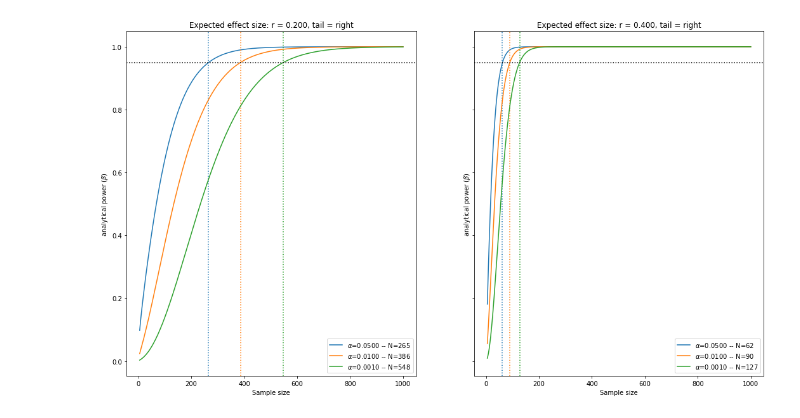
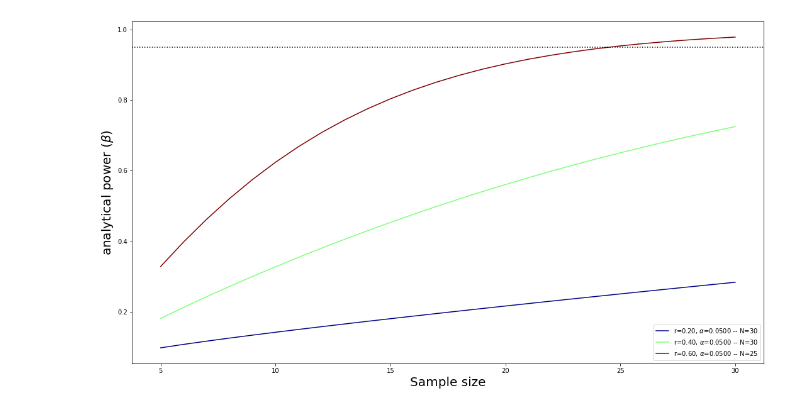
Before and after one commit to jcrdubois/CorrPower, a Jupyter notebook: Python/plot_pearson_analytical_power.ipynb, the cells around one changed output. Cells and saved outputs as stored; diff of their text form; code cells hidden in the pictures.

Commit message:
add option to plot several r on same plot

```diff
--- a/Python/plot_pearson_analytical_power.ipynb
+++ b/Python/plot_pearson_analytical_power.ipynb
@@ -3,8 +3,8 @@ from pearson_analytical import plot_power
 import matplotlib.pyplot as plt
 %matplotlib inline
 # %%
-fig, ax = plt.subplots(figsize=(18, 10), ncols=2, sharex=True, sharey=True)
-plot_power(r=0.2, Nmax=1000, ax=ax[0]);
-plot_power(r=0.4, Nmax=1000, ax=ax[1]);
+fig, ax = plt.subplots(figsize=(18, 10), ncols=1, sharex=True, sharey=True)
+plot_power(rs=[0.2, 0.4, 0.6], alphas=0.05, Nmax=30, ax=ax);
+# plot_power(rs=0.4, Nmax=30, ax=ax[1]);
 # %% [output]
-[figure, old version]
+[figure, new version]
```
Also changed, not shown: 1 other file.
